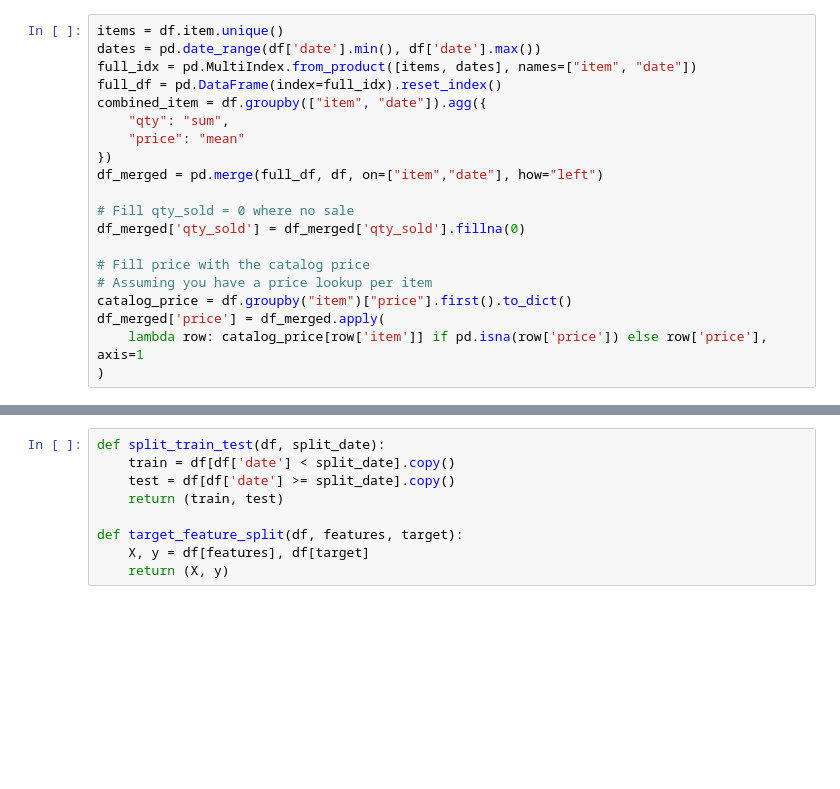
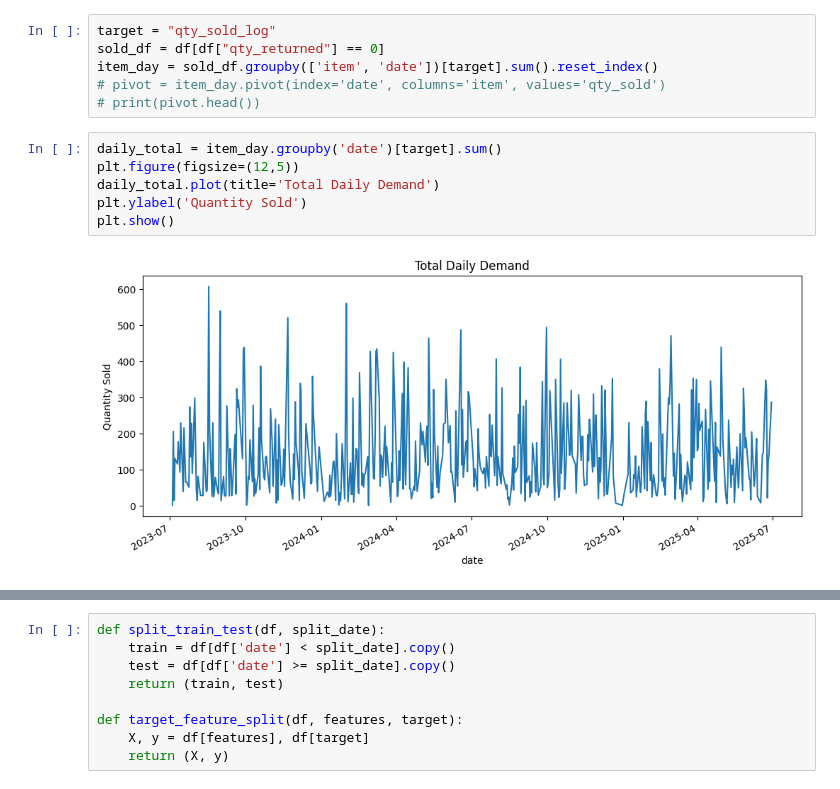
Before and after one commit to anelehdl/ITMDA-Assignment_Predictive-Inventory-System, a Jupyter notebook: forecast/product_demand.ipynb, the cells around one changed output, grey strips where cells are left out. Drawn from its saved outputs; the diff is of its cells as text; blank space fills up the shorter version.

```diff
--- a/forecast/product_demand.ipynb
+++ b/forecast/product_demand.ipynb
@@ -53,21 +84,15 @@ df = df.drop(['TrnYear', 'TrnMonth', 'Register', 'Invoice', 'SummaryLine',
 # %%
-items = df.item.unique()
-dates = pd.date_range(df['date'].min(), df['date'].max())
-full_idx = pd.MultiIndex.from_product([items, dates], names=["item", "date"])
-full_df = pd.DataFrame(index=full_idx).reset_index()
-combined_item = df.groupby(["item", "date"]).agg({
-    "qty": "sum",
-    "price": "mean"
-})
-df_merged = pd.merge(full_df, df, on=["item","date"], how="left")
-
-# Fill qty_sold = 0 where no sale
-df_merged['qty_sold'] = df_merged['qty_sold'].fillna(0)
-
-# Fill price with the catalog price
-# Assuming you have a price lookup per item
-catalog_price = df.groupby("item")["price"].first().to_dict()
-df_merged['price'] = df_merged.apply(
-    lambda row: catalog_price[row['item']] if pd.isna(row['price']) else row['price'], axis=1
-)
+target = "qty_sold_log"
+sold_df = df[df["qty_returned"] == 0]
+item_day = sold_df.groupby(['item', 'date'])[target].sum().reset_index()
+# pivot = item_day.pivot(index='date', columns='item', values='qty_sold')
+# print(pivot.head())
+# %%
+daily_total = item_day.groupby('date')[target].sum()
+plt.figure(figsize=(12,5))
+daily_total.plot(title='Total Daily Demand')
+plt.ylabel('Quantity Sold')
+plt.show()
+# %% [output]
+[figure, added]
 # %%
```
Also changed, not shown: parts of 35 cells of this notebook, 1 other file.
